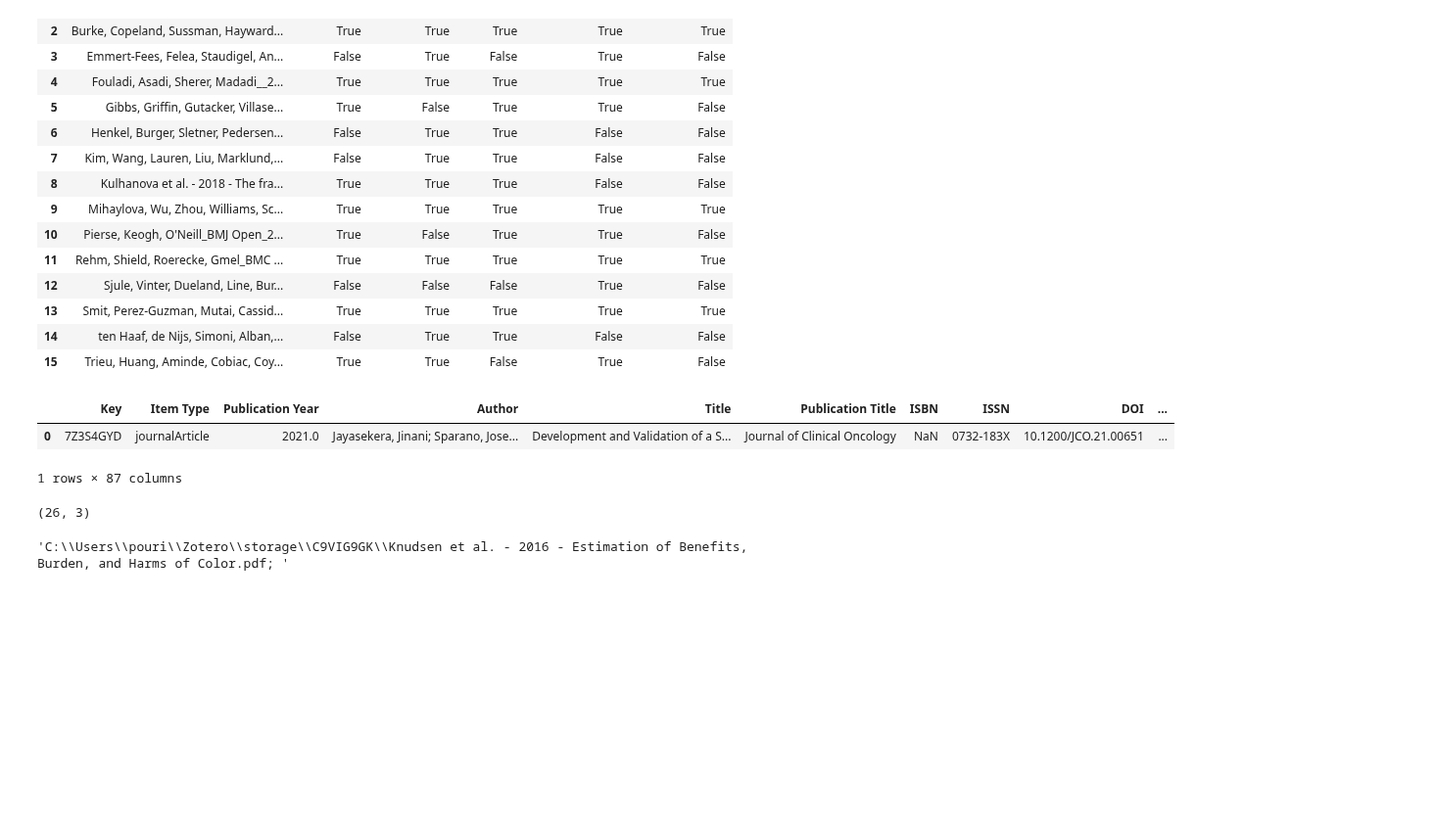
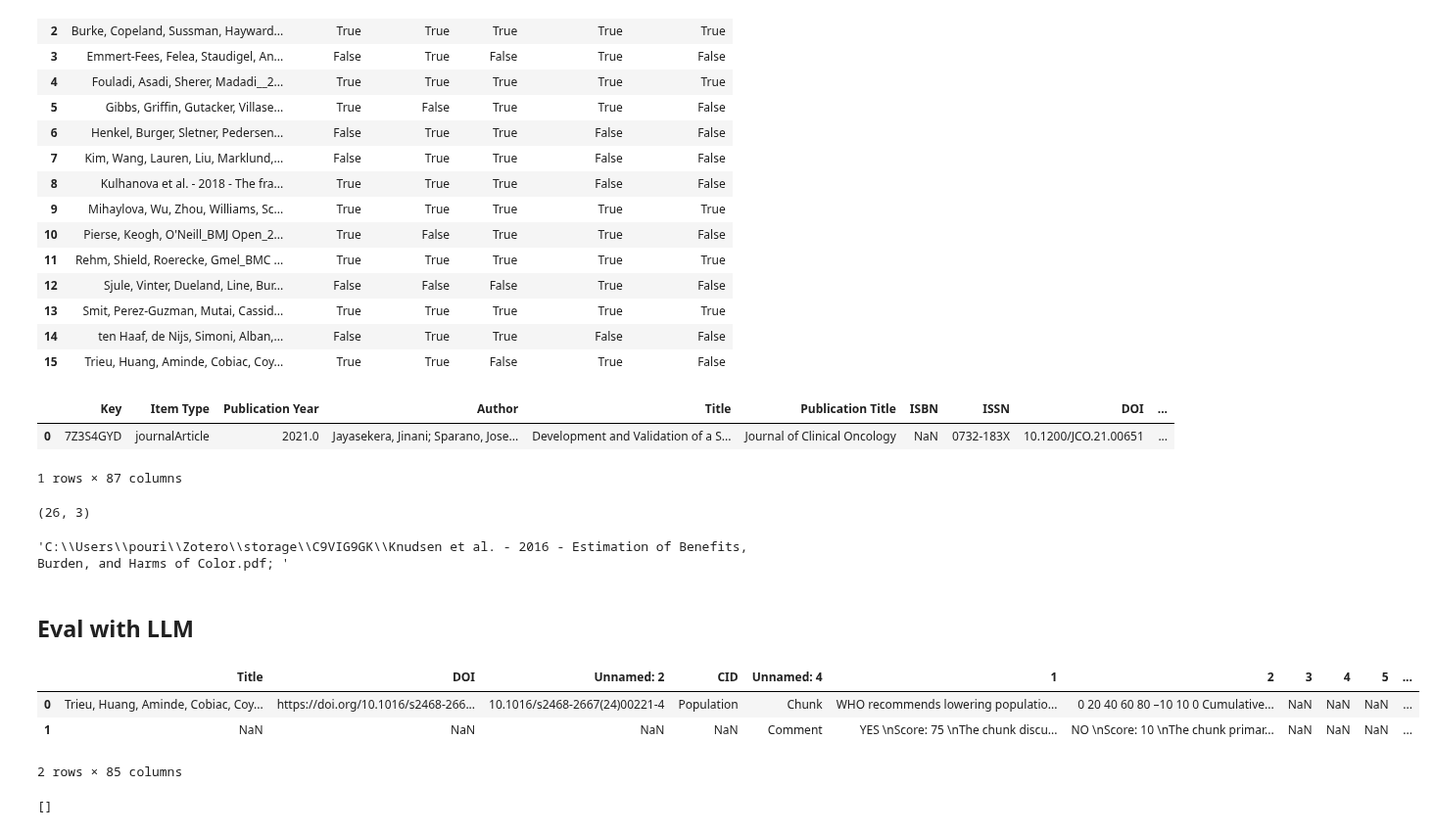
Before and after one commit to pouriamrt/FullTextScreener, a Jupyter notebook: notebooks/compliant_files.ipynb, the cells around one changed output. Shown at 98% size. Cells and saved outputs as stored; diff of their text form; code cells hidden in the pictures; blank space fills up the shorter version.

```diff
--- a/notebooks/compliant_files.ipynb
+++ b/notebooks/compliant_files.ipynb
@@ -220,3 +343,13 @@ included_files = set(df_human_included['File Attachments'].astype(str).str.split
 for file in os.listdir(archive_path):
     if file.strip() in included_files:
         shutil.copy2(os.path.join(archive_path, file), os.path.join(destination_path, file))
+# %% [markdown]
+## Eval with LLM
+# %%
+df_reference = pd.read_excel("../data/excels/full_text_fuzzy_eval.xlsx", sheet_name="Reference")
+df_reference.head(2)
+# %% [output]
+|  | Title | DOI | Unnamed: 2 | CID | Unnamed: 4 | 1 | 2 | 3 | 4 | 5 | ... |
+| 0 | Trieu, Huang, Aminde, Cobiac, Coy... | https://doi.org/10.1016/s2468-266... | 10.1016/s2468-2667(24)00221-4 | Population | Chunk | WHO recommends lowering populatio... | 0 20 40 60 80 –10 10 0 Cumulative... | NaN | NaN | NaN | ... |
+| 1 | NaN | NaN | NaN | NaN | Comment | YES \nScore: 75 \nThe chunk discu... | NO \nScore: 10 \nThe chunk primar... | NaN | NaN | NaN | ... |
+2 rows × 85 columns
@@ -222,0 +434,4 @@ for file in os.listdir(archive_path):
+# %%
+responses[71]
+# %% [output]
+[]
```
Also changed, not shown: parts of 7 cells of this notebook, 3 other files.
